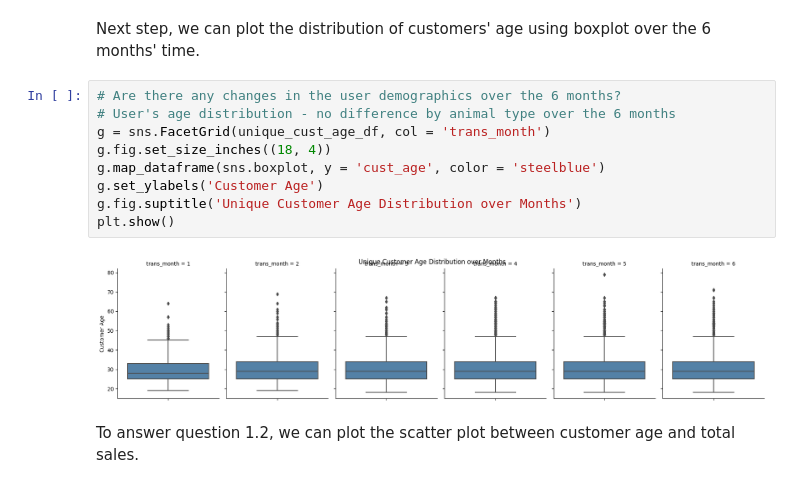
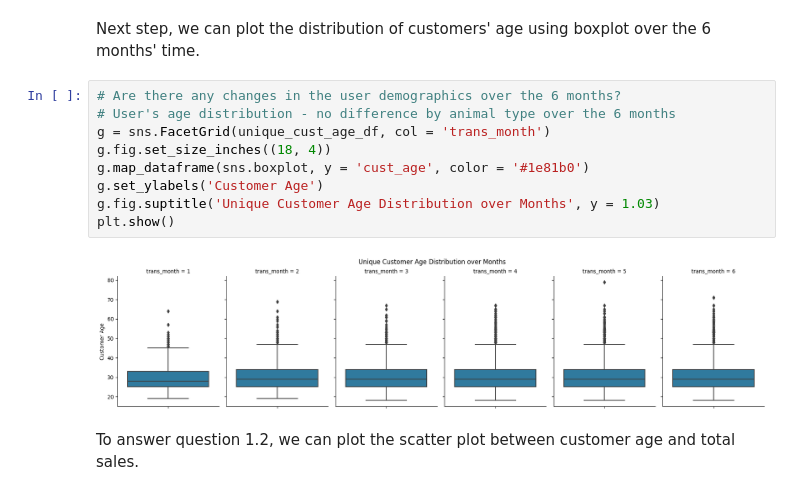
Before and after one commit to southnorthist/kaggle_analysis, a Jupyter notebook: Projects/marketing-analytics/online-retail-sales-trend-analysis/analysis-python.ipynb, the cells around one changed output. Drawn from its saved outputs; the diff is of its cells as text.

Commit message:
Updated the plots in the document and added conclusion section.

```diff
--- a/Projects/marketing-analytics/online-retail-sales-trend-analysis/analysis-python.ipynb
+++ b/Projects/marketing-analytics/online-retail-sales-trend-analysis/analysis-python.ipynb
@@ -244,14 +259,14 @@ Next step, we can plot the distribution of customers' age using boxplot over the
 # %%
 # Are there any changes in the user demographics over the 6 months?
 # User's age distribution - no difference by animal type over the 6 months
 g = sns.FacetGrid(unique_cust_age_df, col = 'trans_month')
 g.fig.set_size_inches((18, 4))
-g.map_dataframe(sns.boxplot, y = 'cust_age', color = 'steelblue')
+g.map_dataframe(sns.boxplot, y = 'cust_age', color = '#1e81b0')
 g.set_ylabels('Customer Age')
-g.fig.suptitle('Unique Customer Age Distribution over Months')
+g.fig.suptitle('Unique Customer Age Distribution over Months', y = 1.03)
 plt.show()
 # %% [output]
-[figure, old version]
+[figure, new version]
 # %% [markdown]
 To answer question 1.2, we can plot the scatter plot between customer age and total sales.
 # %%
```
Also changed, not shown: parts of 34 cells of this notebook.
